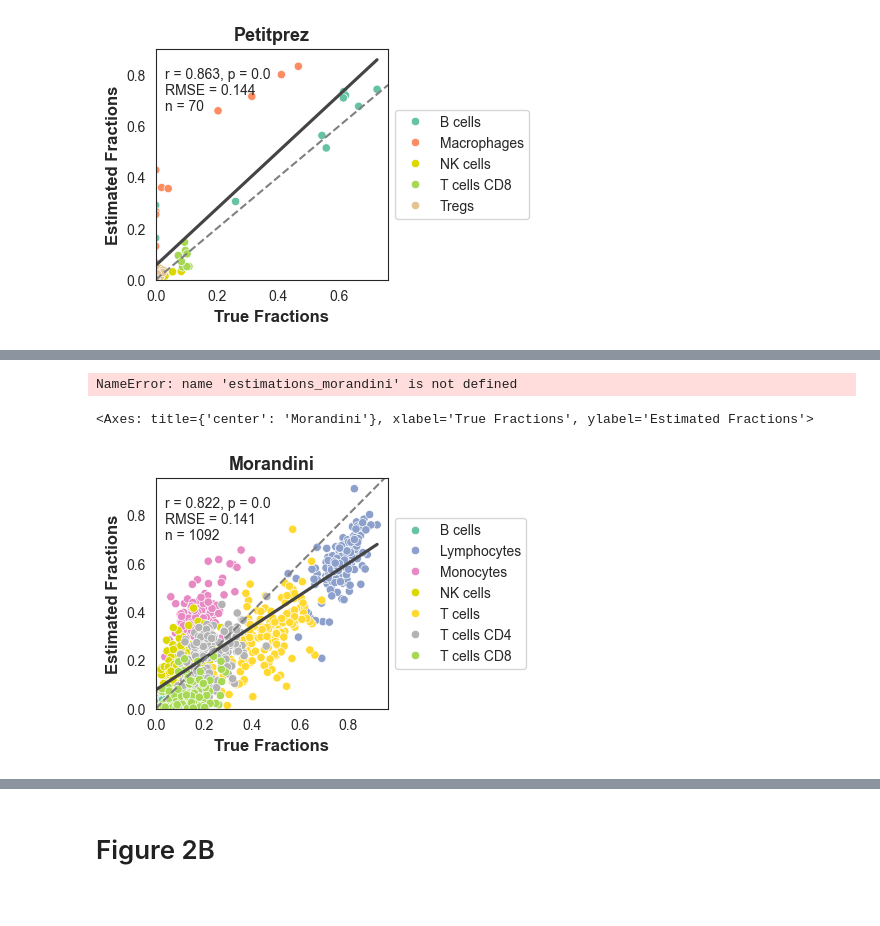
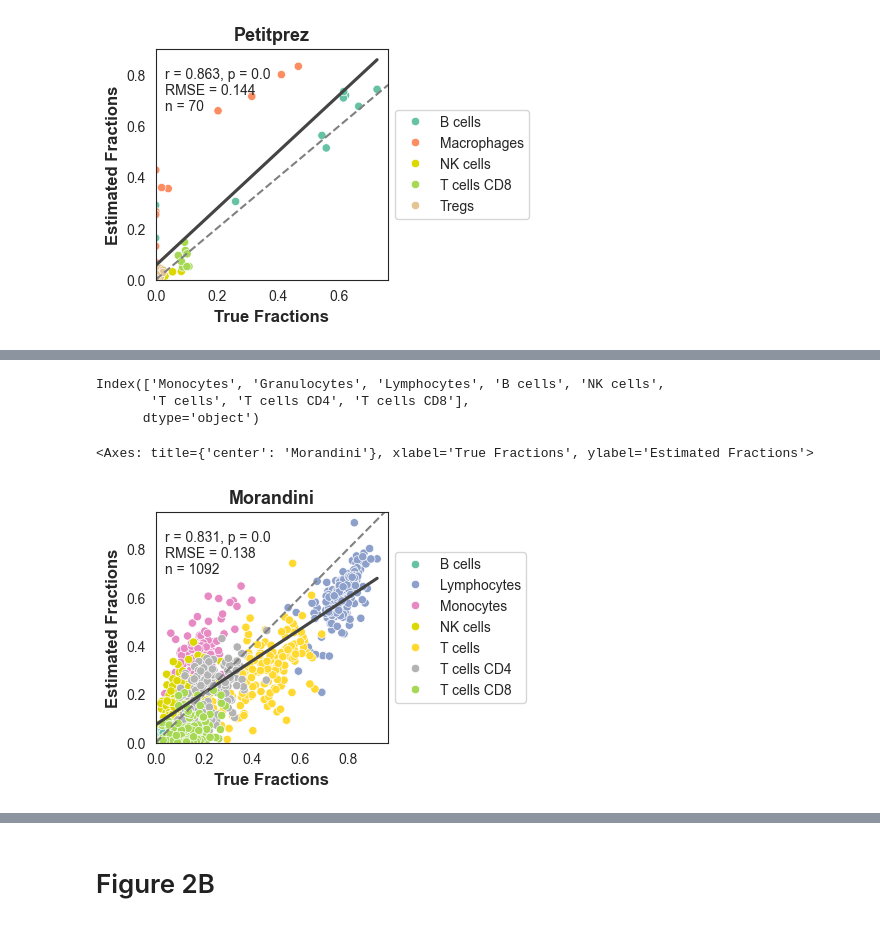
Before and after one commit to ComputationalBiomedicineGroup/rectangle_paper, a Jupyter notebook: notebooks/figure_2.ipynb, the cells around one changed output, grey strips where cells are left out. Cells and saved outputs as stored; diff of their text form; code cells hidden in the pictures.

```diff
--- a/notebooks/figure_2.ipynb
+++ b/notebooks/figure_2.ipynb
@@ -617,31 +463,34 @@ Polishing not needed - no active set detected at optimal point
 # %%
-estimations_morandini.to_csv('../output/hao_estimations_morandini_qs.csv')
+estimations_morandini.to_csv('../output/hao_estimations_morandini.csv')
-# %% [output]
-NameError: name 'estimations_morandini' is not defined
 # %%
-estimations_morandini = pd.read_csv('../output/hao_estimations_morandini_qs.csv', index_col=0)
+estimations_morandini = pd.read_csv('../output/hao_estimations_morandini.csv', index_col=0)
 estimations_morandini['T cells CD4'] = estimations_morandini['T cells CD4 conv']
 estimations_morandini['T cells'] = estimations_morandini['T cells CD4 conv'] + estimations_morandini['T cells CD8'] + estimations_morandini[
     'Tregs']
 estimations_morandini['Lymphocytes'] = estimations_morandini['T cells'] + estimations_morandini['NK cells'] + estimations_morandini['ILC'] + estimations_morandini['B cells'] + estimations_morandini['Plasma cells']
-estimations_morandini['Monocytes'] = estimations_morandini['Monocytes'] + estimations_morandini['pDC'] + estimations_morandini['mDC']
 estimations_morandini = estimations_morandini.T
 # %%
 morandini_facs = pd.read_csv('../data/fig2/morandini/morandini_facs.csv', index_col=0)
 morandini_facs = morandini_facs.T
+# %%
+morandini_facs.columns
+# %% [output]
+Index(['Monocytes', 'Granulocytes', 'Lymphocytes', 'B cells', 'NK cells',
+       'T cells', 'T cells CD4', 'T cells CD8'],
+      dtype='object')
 # %%
 gld_m, morandini_m = helper.match_dfs(morandini_facs.T, estimations_morandini)
 # %%
 
 gld_m = gld_m.sort_index(key=lambda x: x.str.lower())
 morandini_m = morandini_m.sort_index(key=lambda x: x.str.lower())
 evaluation_morandini = helper.create_evaluation_df(gld_m, morandini_m)
 rsme_morandini, r_morandini, p_morandini = helper.evaulate_total_df(evaluation_morandini)
 rsmes_morandini, ps_morandini, rs_morandini = helper.evaluate_by_cell_type(gld_m, morandini_m)
 helper.create_scatter_plot_total(evaluation_morandini, rsme_morandini, p_morandini, r_morandini,
-                                 'Morandini', save_path='../figures/fig2a_morandini_qs.pdf', size=(3, 3))
+                                 'Morandini', save_path='../figures/fig2a_morandini.pdf', size=(3, 3))
 # %% [output]
 <Axes: title={'center': 'Morandini'}, xlabel='True Fractions', ylabel='Estimated Fractions'>
-[figure, old version]
+[figure, new version]
 # %%
 estimations_altman, signatures_altman = rp.rectangle(adata_hao_sub, bulks_altman.T)
```
Also changed, not shown: parts of 53 cells of this notebook, 46 other files.
